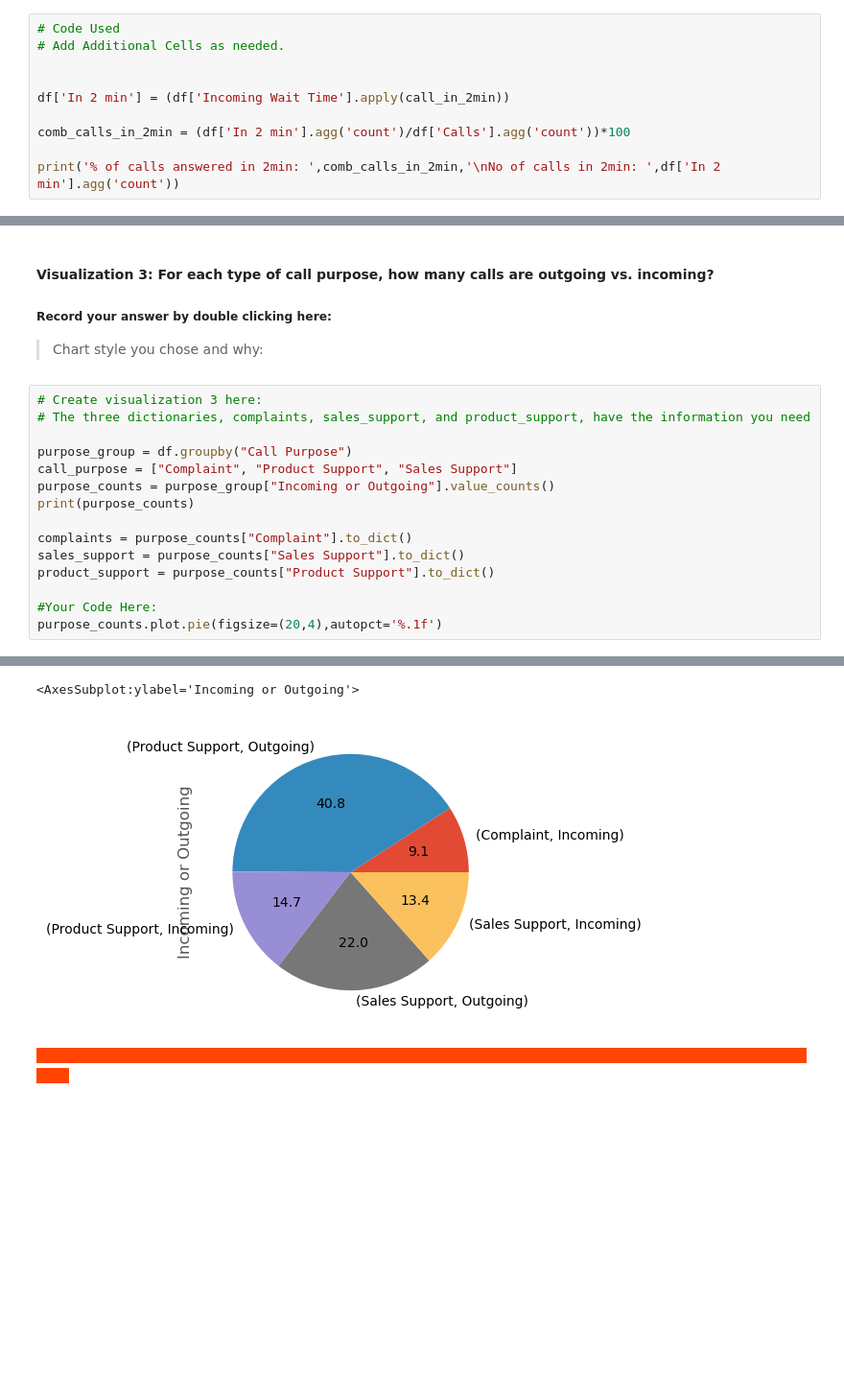
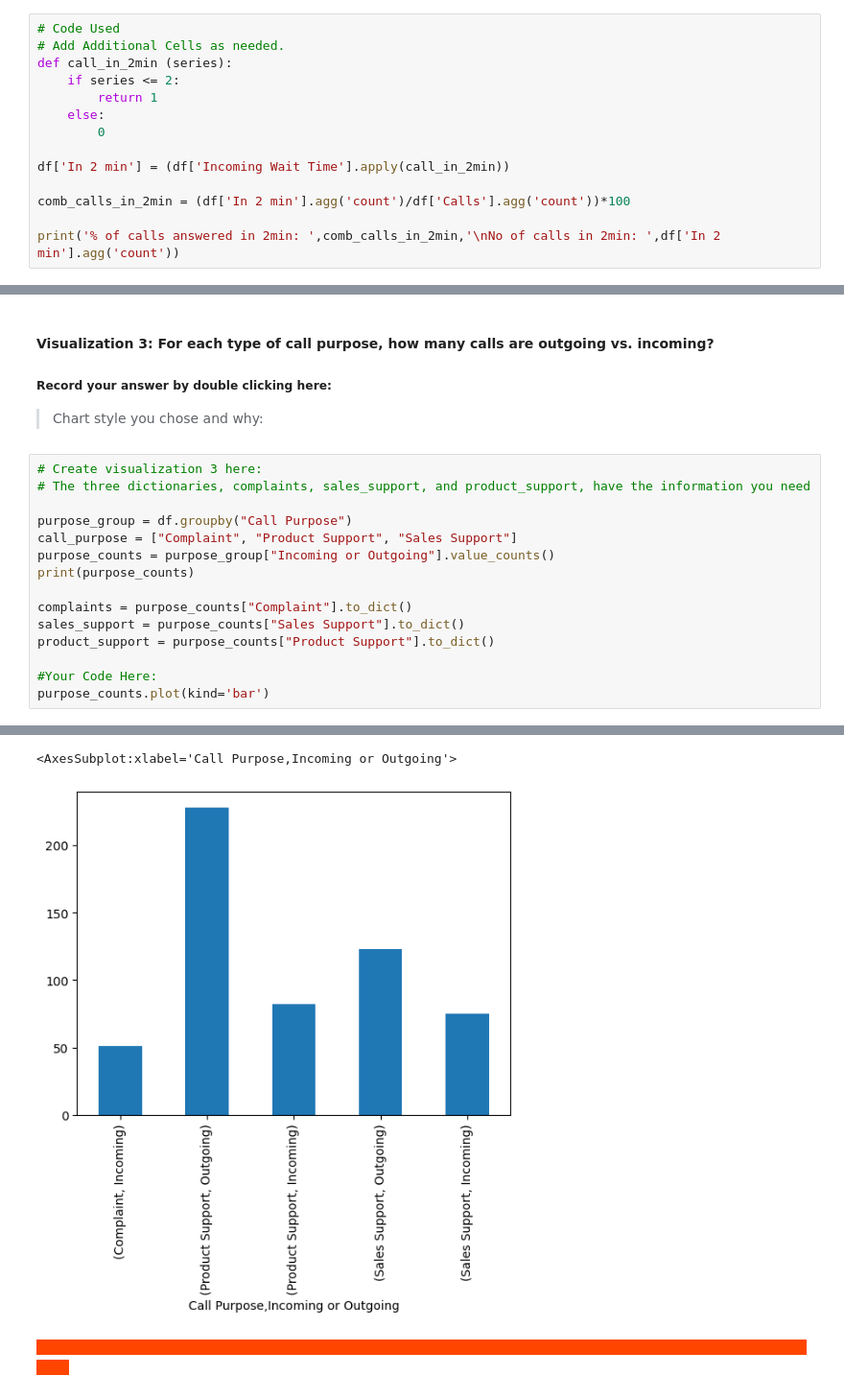
Before and after one commit to shalo888/call-center-cleanup-assignment, a Jupyter notebook: Call_Center_Cleanup.ipynb, the cells around one changed output, grey strips where cells are left out. Shown at 96% size. Drawn from its saved outputs; the diff is of its cells as text; blank space fills up the shorter version.

```diff
--- a/Call_Center_Cleanup.ipynb
+++ b/Call_Center_Cleanup.ipynb
@@ -344,7 +338,11 @@ def call_in_2min (series):
 # %%
 # Code Used
 # Add Additional Cells as needed.
-
+def call_in_2min (series):
+    if series <= 2:
+        return 1
+    else:
+        0
 
 df['In 2 min'] = (df['Incoming Wait Time'].apply(call_in_2min))
 
@@ -475,28 +477,28 @@ service_level["Service Level %"].plot.pie(figsize=(10,4),
 # %%
 # Create visualization 3 here:
 # The three dictionaries, complaints, sales_support, and product_support, have the information you need
 
 purpose_group = df.groupby("Call Purpose")
 call_purpose = ["Complaint", "Product Support", "Sales Support"]
 purpose_counts = purpose_group["Incoming or Outgoing"].value_counts()
 print(purpose_counts)
 
 complaints = purpose_counts["Complaint"].to_dict()
 sales_support = purpose_counts["Sales Support"].to_dict()
 product_support = purpose_counts["Product Support"].to_dict()
 
 #Your Code Here:
-purpose_counts.plot.pie(figsize=(20,4),autopct='%.1f')
+purpose_counts.plot(kind='bar')
 # %% [output]
 Call Purpose     Incoming or Outgoing
 Complaint        Incoming                 51
 Product Support  Outgoing                228
                  Incoming                 82
 Sales Support    Outgoing                123
                  Incoming                 75
 Name: Incoming or Outgoing, dtype: int64
-<AxesSubplot:ylabel='Incoming or Outgoing'>
+<AxesSubplot:xlabel='Call Purpose,Incoming or Outgoing'>
-[figure, old version]
+[figure, new version]
 # %% [markdown]
 <span style="background-color:orangered; color:orangered;">- - - - - - - - - - - - - - - - - - - - - - - - - - - - - - - - - - - - - - - - - - - - - - - - - - - - - - - - - - - - - - - - - - - - - - - - - - - - - - - - - - - - - - - - -</span>
 # %% [markdown]
```
Also changed, not shown: parts of 10 cells of this notebook.
